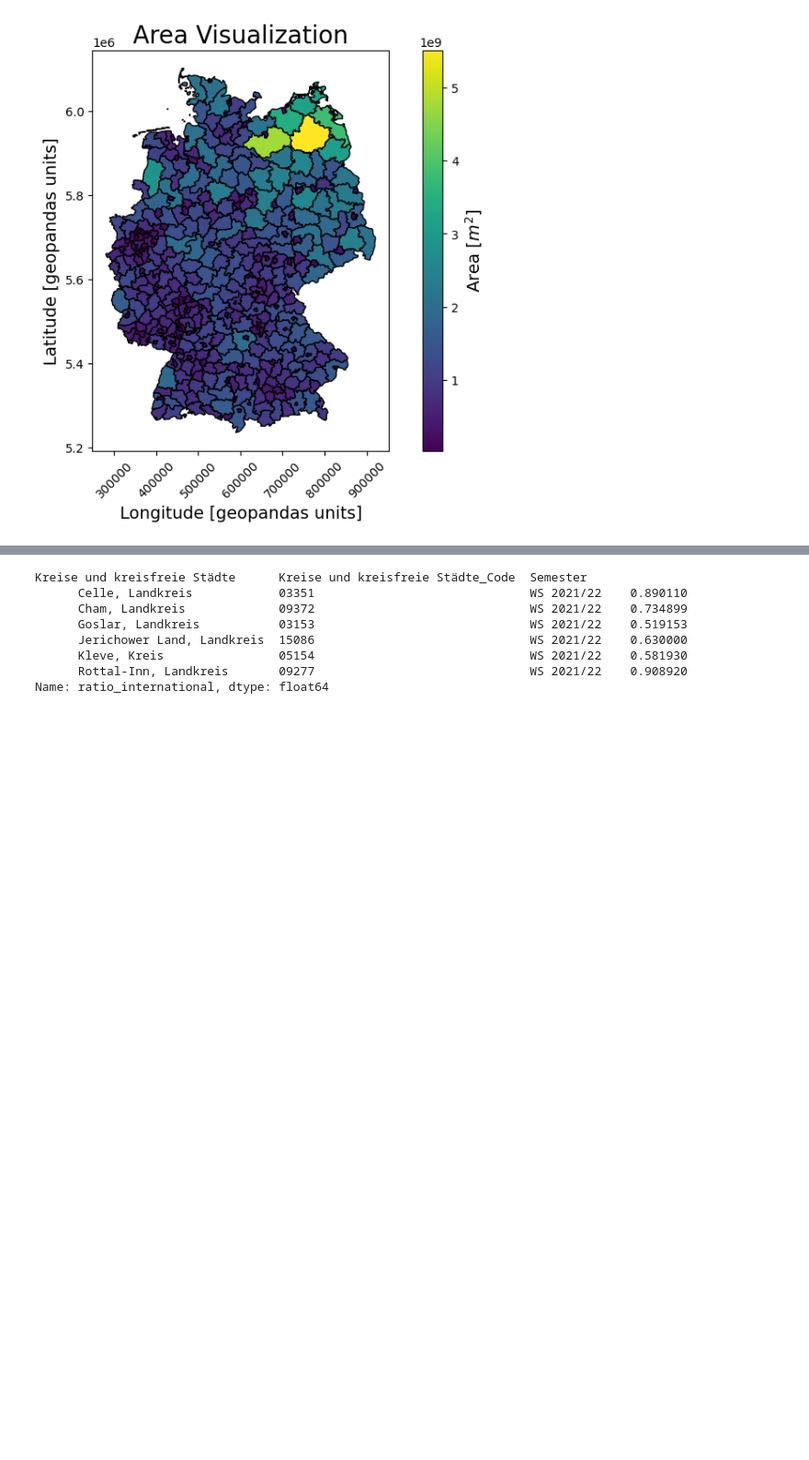
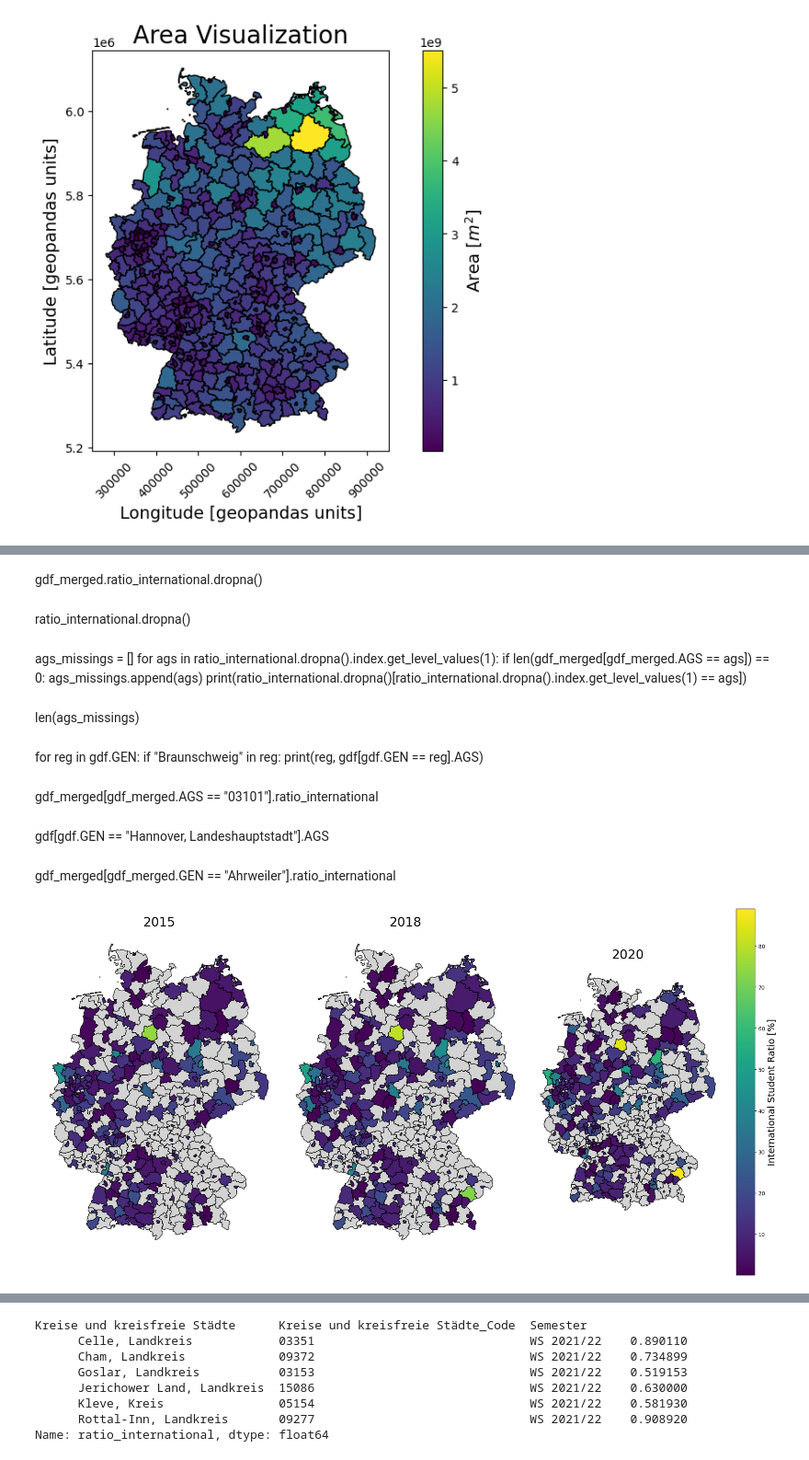
Before and after one commit to CorrelAid/pystatis, a Jupyter notebook: nb/02_Geo_visualization_example.ipynb, the cells around one changed output, grey strips where cells are left out. Shown at 92% size. Cells and saved outputs as stored; diff of their text form; code cells hidden in the pictures; blank space fills up the shorter version.

```diff
--- a/nb/02_Geo_visualization_example.ipynb
+++ b/nb/02_Geo_visualization_example.ipynb
@@ -493,0 +521,3 @@ Likely, the missings would need to be treated with more care. The outliers are d
+# %%
+gdf_merged = pd.merge(left=gdf, right=ratio_international, left_on="AGS", right_on="Amtlicher Gemeindeschlüssel (AGS)")
+gdf_merged.ratio_international
@@ -493,0 +537,65 @@ Likely, the missings would need to be treated with more care. The outliers are d
+# %% [markdown]
+gdf_merged.ratio_international.dropna()
+# %% [markdown]
+ratio_international.dropna()
+# %% [markdown]
+ags_missings = []
+for ags in ratio_international.dropna().index.get_level_values(1):
+    if len(gdf_merged[gdf_merged.AGS == ags]) == 0:
+        ags_missings.append(ags)
+        print(ratio_international.dropna()[ratio_international.dropna().index.get_level_values(1) == ags])
+# %% [markdown]
+len(ags_missings)
+# %% [markdown]
+for reg in gdf.GEN:
+    if "Braunschweig" in reg:
+        print(reg, gdf[gdf.GEN == reg].AGS)
+# %% [markdown]
+gdf_merged[gdf_merged.AGS == "03101"].ratio_international
+# %% [markdown]
+gdf[gdf.GEN == "Hannover, Landeshauptstadt"].AGS
+# %% [markdown]
+gdf_merged[gdf_merged.GEN == "Ahrweiler"].ratio_international
+# %%
+# get a sorted list of unique years
+years = [2015, 2018, 2020]
+
+for year_to_check in years:
+    assert ratio_international['year'].isin([year_to_check]).any()
+
+# get the global minimum and maximum of the ratio_international column
+min_value = gdf_merged["ratio_international"].min()
+max_value = gdf_merged["ratio_international"].max()
+
+fig, axes = plt.subplots(1, len(years), figsize=(20, 10), sharex=True, sharey=True)
+
+for ax, year in zip(axes, years):
+    # filter the GeoDataFrame for the current year
+    gdf_year = gdf_merged[gdf_merged["year"] == year]
+
+    # plot the GeoDataFrame
+    gdf_year.plot(
+        ax=ax,
+        column="ratio_international",
+        legend=False,
+        vmin=min_value,
+        vmax=max_value,
+        cmap="viridis",
+        missing_kwds={"color": "lightgrey"},
+        edgecolor="black",
+    )
+    # set title and turn off axis
+    ax.set_title(year, fontsize=24)
+    ax.axis("off")
+
+# add a global colorbar
+cm = fig.colorbar(
+    plt.cm.ScalarMappable(norm=plt.Normalize(vmin=min_value, vmax=max_value), cmap="viridis"), ax=axes[len(years) - 1]
+)
+cm.set_label("International Student Ratio [%]", fontsize=18)
+
+# adjust the layout
+plt.tight_layout()
+plt.show()
+# %% [output]
+[figure, added]
```
Also changed, not shown: parts of 38 cells of this notebook.
